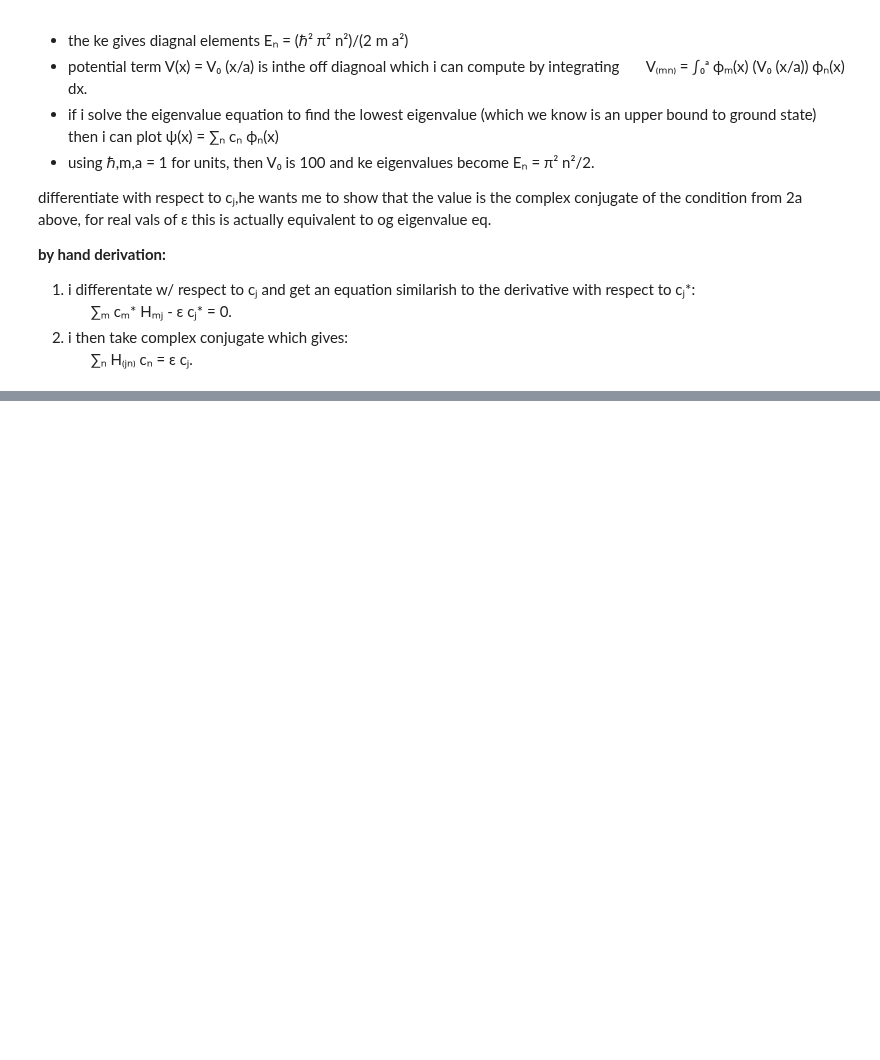
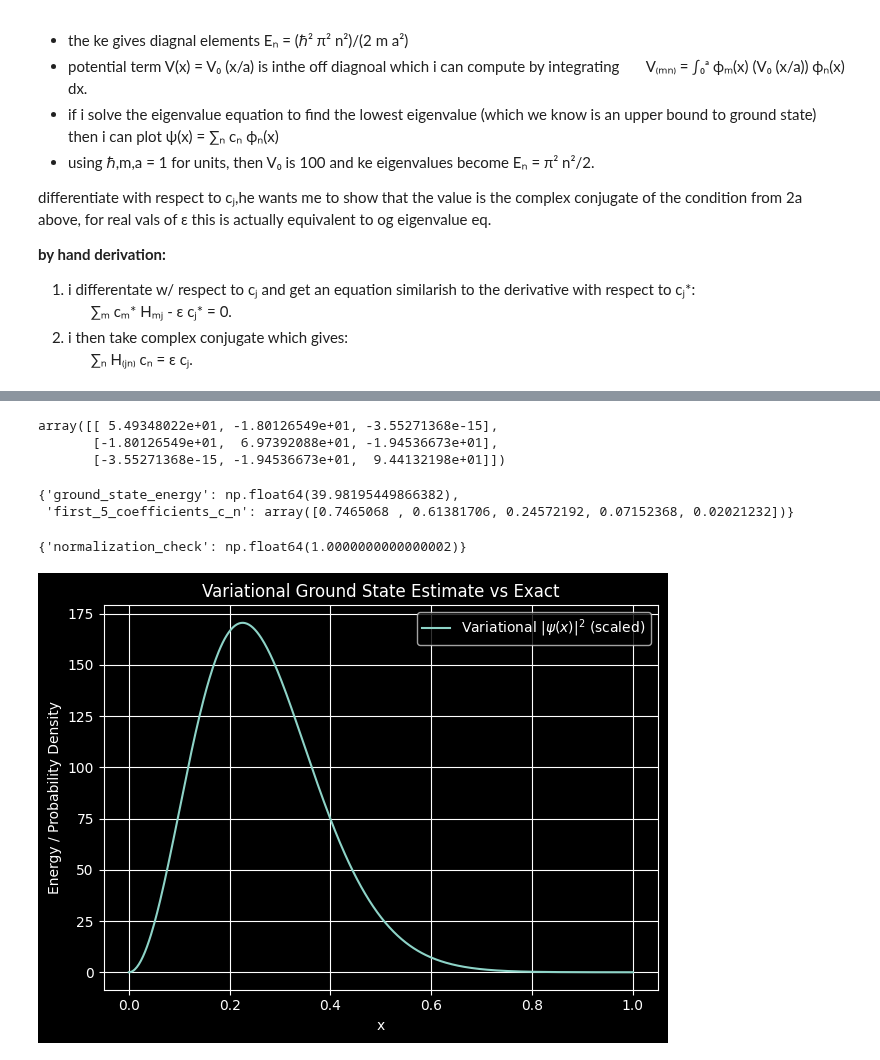
Before and after one commit to Aweymouth13/hwsolutions, a Jupyter notebook: Q_Computation_Morales/HW5/hw5.ipynb, the cells around one changed output, grey strips where cells are left out. Saved outputs shown, nothing was run; the diff lists cells and outputs as text; code cells hidden in the pictures; blank space fills up the shorter version.

```diff
--- a/Q_Computation_Morales/HW5/hw5.ipynb
+++ b/Q_Computation_Morales/HW5/hw5.ipynb
@@ -307,7 +307,7 @@ differentiate with respect to cⱼ,he wants me to show that the value is the com
 #natural units
 a = 1
 V0 = 100
-N = 10  #num of basis funct.
+N = 20  #num of basis funct.
 
 #here i define basis phi_n(x) for infitie square well
 #explicitly phi_n(x) = sqrt(2/a) * sin(n*pi*x/a); but when a = 1 it is sqrt(2)*sin(n*pi*x)
@@ -371,0 +433,72 @@ Moved optimized variational wavefunction.png to graphs
+# %%
+#build hamiltonian matrix
+H = np.zeros((N, N))
+for m_ in range(1, N+1):
+    for n_ in range(1, N+1):
+        T = kinetic_energy(m_, n_)
+        Vmn = potential_energy(m_, n_)
+        H[m_-1, n_-1] = T + Vmn
+
+#look out top left subset as preview
+output_3 = H[:3, :3]
+display(output_3)
+# %% [output]
+array([[ 5.49348022e+01, -1.80126549e+01, -3.55271368e-15],
+       [-1.80126549e+01,  6.97392088e+01, -1.94536673e+01],
+       [-3.55271368e-15, -1.94536673e+01,  9.44132198e+01]])
+# %%
+#solve eigenvalue problem
+eigenvalues, eigenvectors = eigh(H)
+
+ground_state_energy = eigenvalues[0]
+ground_state_vector = eigenvectors[:, 0]
+
+output_4 = {
+    'ground_state_energy': ground_state_energy,
+    'first_5_coefficients_c_n': ground_state_vector[:5]
+}
+output_4
+display(output_4)
+# %% [output]
+{'ground_state_energy': np.float64(39.98195449866382),
+ 'first_5_coefficients_c_n': array([0.7465068 , 0.61381706, 0.24572192, 0.07152368, 0.02021232])}
+# %%
+#construct variational wavefunction
+x_vals = np.linspace(0, a, 500)
+psi_vals = np.zeros_like(x_vals)
+
+for n in range(1, N+1):
+    psi_vals += ground_state_vector[n-1] * phi(n, x_vals)
+
+#normalize
+norm = np.sqrt(np.trapezoid(np.abs(psi_vals)**2, x_vals))
+psi_vals /= norm
+
+#norm check
+prob_check = np.trapezoid(np.abs(psi_vals)**2, x_vals)
+
+output_5 = {
+    'normalization_check': prob_check
+}
+display(output_5)
+# %% [output]
+{'normalization_check': np.float64(1.0000000000000002)}
+# %%
+#plot
+#it gives exact known energy
+exact_energy = 39.9819 * hbar**2 / (m * a**2)
+
+#plot
+#plt.plot(x_vals, V(x_vals), label='V(x)', linestyle='--')
+plt.plot(x_vals, psi_vals**2 * 50, label='Variational $|\psi(x)|^2$ (scaled)')
+#plt.axhline(ground_state_energy, color='red', linestyle='--', label='Variational E₀')
+#plt.axhline(exact_energy, color='green', linestyle=':', label='Exact E₀')
+plt.title('Variational Ground State Estimate vs Exact')
+plt.xlabel('x')
+plt.ylabel('Energy / Probability Density')
+plt.legend()
+plt.grid(True)
+plt.tight_layout()
+plt.show()
+# %% [output]
+[figure, added]
```
Also changed, not shown: parts of 6 cells of this notebook, 1 other file.
